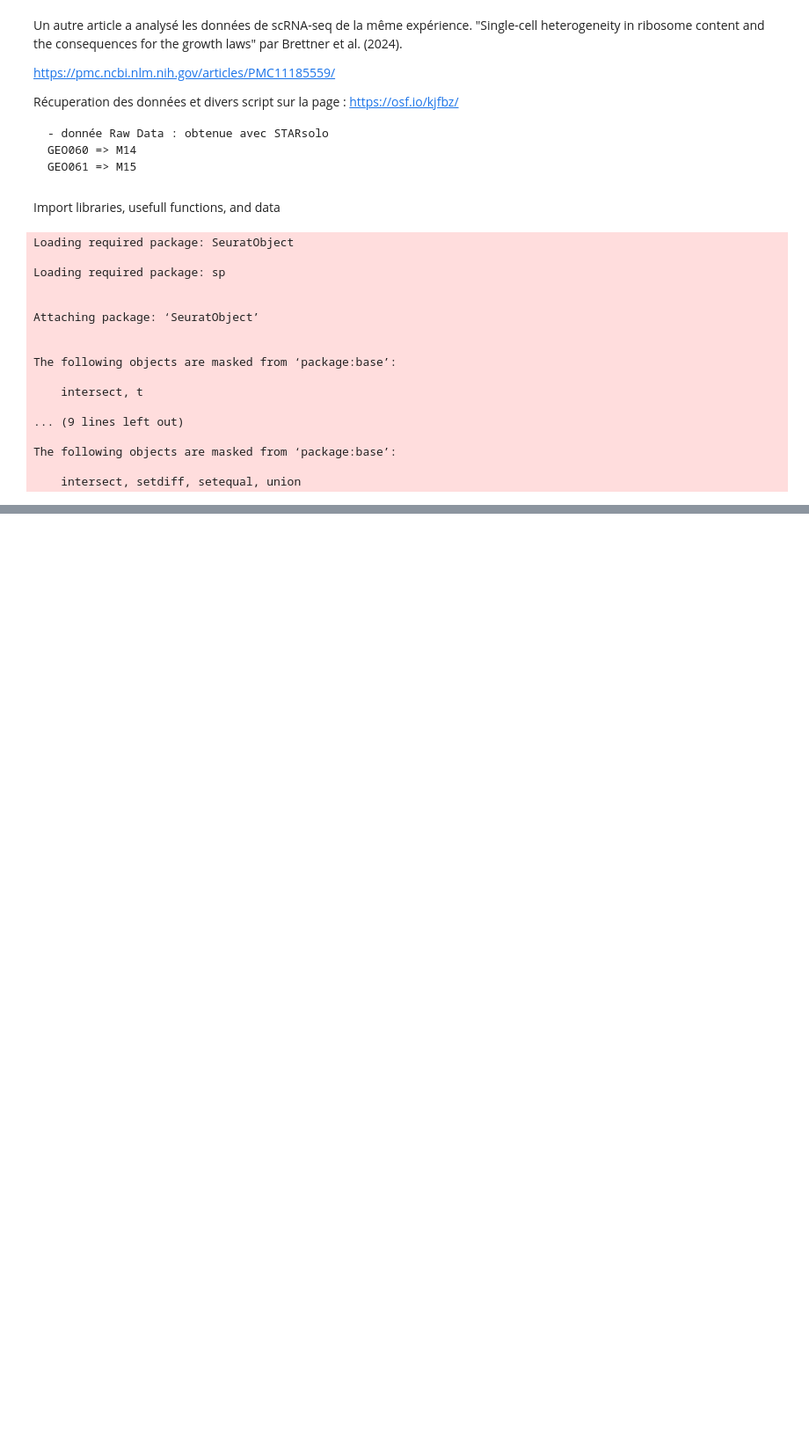
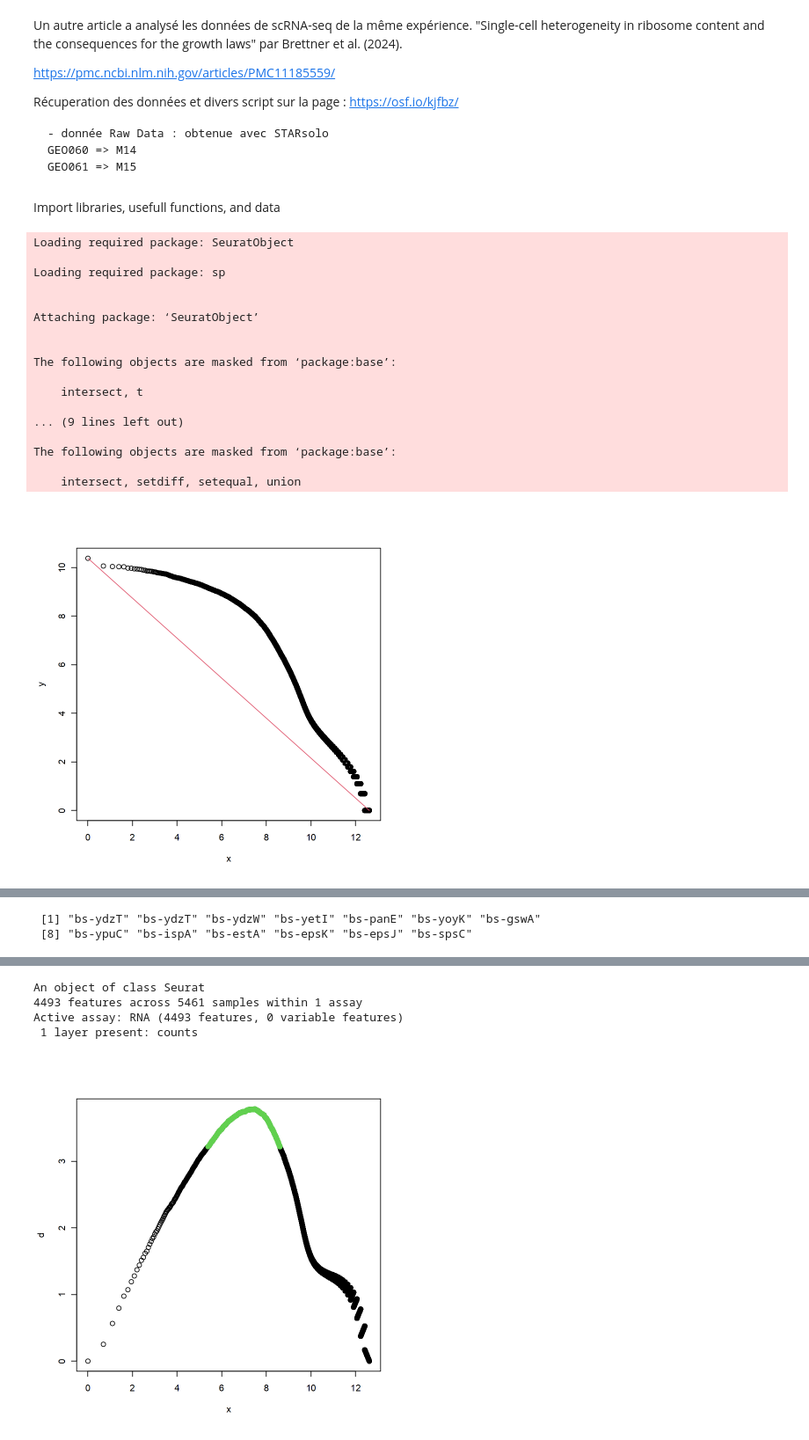
Before and after one commit to vgoupille/DOL_scRNAseq, a Jupyter notebook: 7_Article/script/3_analyse_no_normalisation.ipynb, the cells around one changed output, grey strips where cells are left out. Shown at 88% size. Saved outputs shown, nothing was run; the diff lists cells and outputs as text; code cells hidden in the pictures; blank space fills up the shorter version.

Commit message:
Add new functions for enhanced data processing and analysis

```diff
--- a/7_Article/script/3_analyse_no_normalisation.ipynb
+++ b/7_Article/script/3_analyse_no_normalisation.ipynb
@@ -136,3 +137,30 @@ The following objects are masked from ‘package:base’:
 The following objects are masked from ‘package:base’:
 
     intersect, setdiff, setequal, union
+# %%
+
+# Ce code convertit les noms de gènes bactériens en utilisant une table de conversion stockée dans un fichier CSV.
+
+convert_gene_names_bacteria <- function(genes){
+
+  conversion_table <- read.csv('7_Article/script/utile_bact/bacteria_gene_conversion.csv')
+  new.features <- c()
+
+  for (i in 1:length(genes)){
+
+    if (genes[i] %in% conversion_table$genecode){
+
+        genename <- conversion_table$genename[which(conversion_table$genecode == genes[i])]
+
+    } else {
+
+        genename <- genes[i]
+
+    }
+
+    new.features <- c(new.features, genename)
+  }
+
+  return(new.features)
+
+}
@@ -349,15 +487,28 @@ create_seurat_object_from_seq_files <- function(data_dir, sublibrary, ribosome_r
 # %%
-# Chargement des données STARsolo pour les deux réplicats
-# avec chacun  :
+
+# Chargement des fichiers utilisés pour l'analyse :
+
+## Chargement des données STARsolo pour les deux réplicats avec chacun  :
+
 # barcodes.tsv => les codes-barres des cellules
 # features.tsv => les gènes
 
 # UniqueAndMult-Uniform.mtx => les comptages de gènes par cellule (ici en format Matrix Market) et contient les allignements uniques et multiples des reads (un read peut être aligné à plusieurs endroits dans le génome)
 # matrix.mtx => les comptages de gènes par cellule (ici en format Matrix Market) et contient les allignements uniques des reads (un read est aligné à un seul endroit dans le génome)
 
+#Gene or genefull (ici GeneFull : Résultats similaires à Gene/, mais en incluant **toutes les régions des gènes** et pas seulement les exons))
+#raw or filtered data (ici raw : pas de préfiltrage StarSolo)
+
 # Replica n°1 : M15 (GEO61)
 replica1 <- '7_Article/data/data_osf/GEO061'
 # Replica n°2 : M14 (GEO60)
 replica2 <- '7_Article/data/data_osf/GEO060'
+
+
+
+# fichier de ribosomes
+ribosome_file <- '7_Article/script/utile_bact/bacteria.ribosomes.csv'
 # %%
-create_seurat_object_from_seq_files(replica1, 'M15', ribosome_removal = 'rRNA', threshold = 0.1)
+create_seurat_object_from_seq_files(replica1, 'M15', ribosome_removal = 'rRNA', threshold = 0.85, ribosome_file = ribosome_file)
+# %% [output]
+[figure, added]
@@ -363,0 +517,2 @@ create_seurat_object_from_seq_files(replica1, 'M15', ribosome_removal = 'rRNA',
+ [1] "bs-ydzT" "bs-ydzT" "bs-ydzW" "bs-yetI" "bs-panE" "bs-yoyK" "bs-gswA"
+ [8] "bs-ypuC" "bs-ispA" "bs-estA" "bs-epsK" "bs-epsJ" "bs-spsC"
@@ -363,0 +523,5 @@ create_seurat_object_from_seq_files(replica1, 'M15', ribosome_removal = 'rRNA',
+An object of class Seurat
+4493 features across 5461 samples within 1 assay
+Active assay: RNA (4493 features, 0 variable features)
+ 1 layer present: counts
+[figure, added]
```
Also changed, not shown: parts of 10 cells of this notebook.
